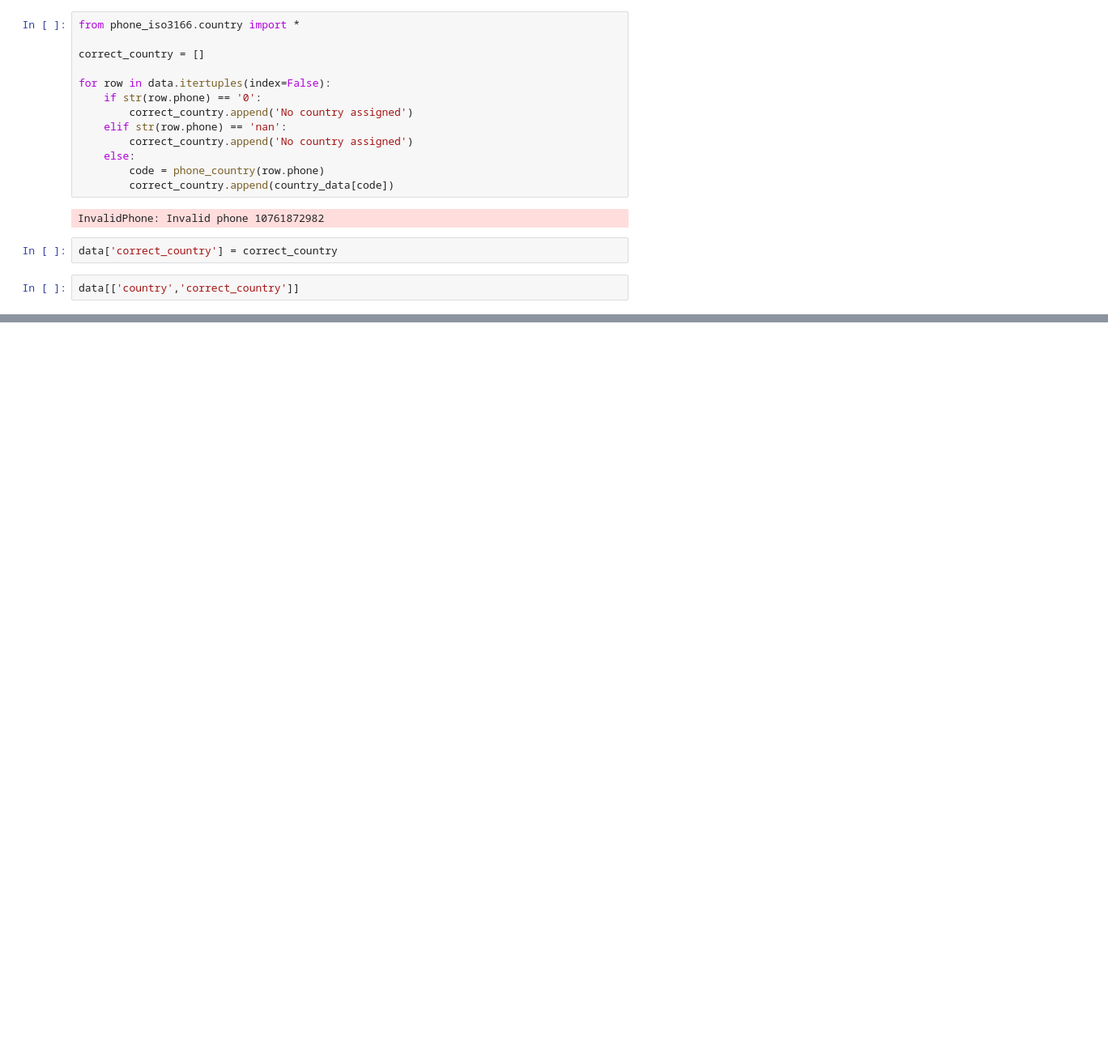
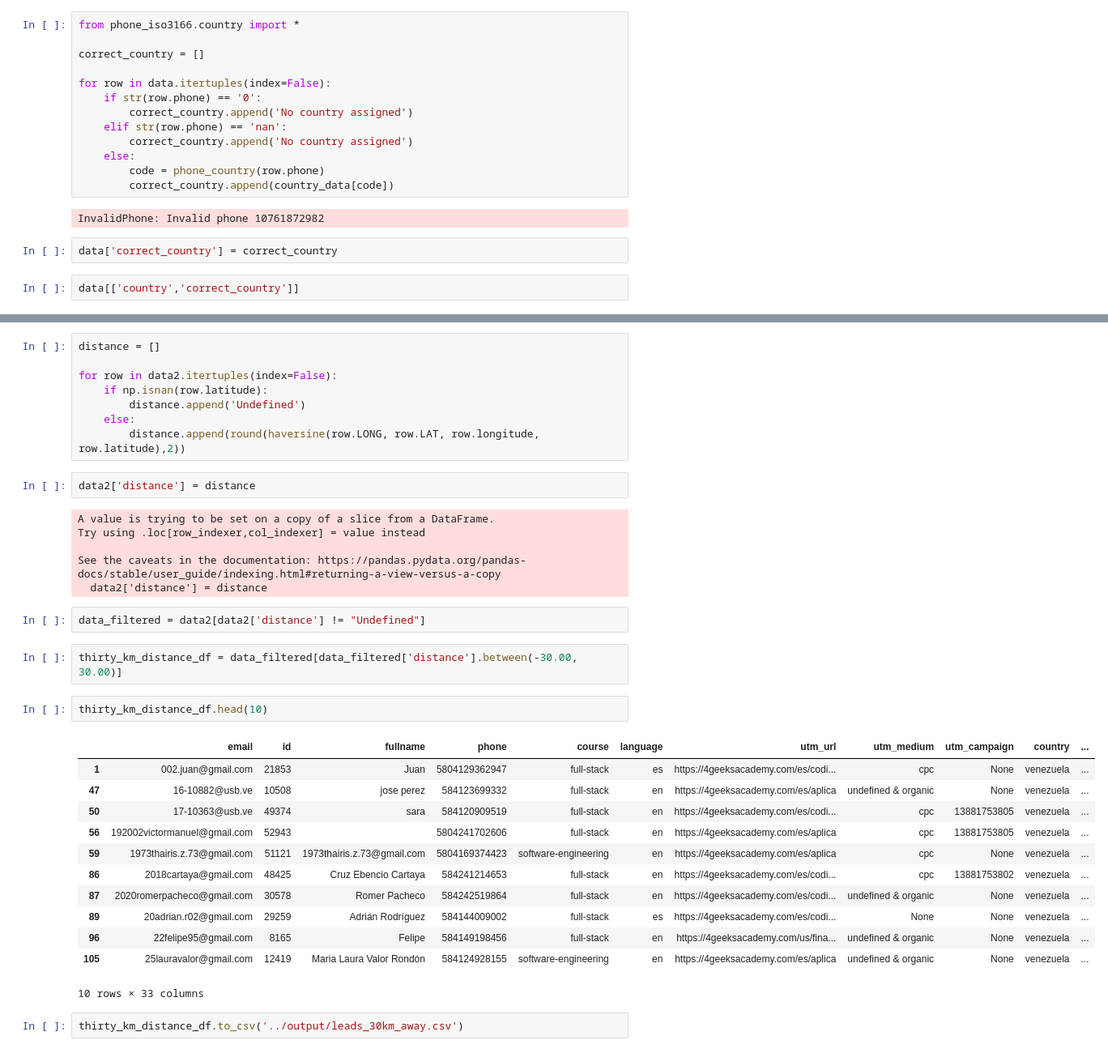
Before and after one commit to 4GeeksAcademy/dataflow, a Jupyter notebook: notebooks/draft_cleaning_notebook.ipynb, the cells around one changed output, grey strips where cells are left out. Shown: that part at 81% size. Saved outputs shown, nothing was run; the diff lists cells and outputs as text; blank space fills up the shorter version.

```diff
--- a/notebooks/draft_cleaning_notebook.ipynb
+++ b/notebooks/draft_cleaning_notebook.ipynb
@@ -922,0 +954,37 @@ data[['country','correct_country']]
+# %%
+distance = []
+
+for row in data2.itertuples(index=False):
+    if np.isnan(row.latitude):
+        distance.append('Undefined')
+    else:
+        distance.append(round(haversine(row.LONG, row.LAT, row.longitude, row.latitude),2))
+# %%
+data2['distance'] = distance
+# %% [output]
+A value is trying to be set on a copy of a slice from a DataFrame.
+Try using .loc[row_indexer,col_indexer] = value instead
+
+See the caveats in the documentation: https://pandas.pydata.org/pandas-docs/stable/user_guide/indexing.html#returning-a-view-versus-a-copy
+  data2['distance'] = distance
+# %%
+data_filtered = data2[data2['distance'] != "Undefined"]
+# %%
+thirty_km_distance_df = data_filtered[data_filtered['distance'].between(-30.00, 30.00)]
+# %%
+thirty_km_distance_df.head(10)
+# %% [output]
+|  | email | id | fullname | phone | course | language | utm_url | utm_medium | utm_campaign | country | ... |
+| 1 | 002.juan@gmail.com | 21853 | Juan | 5804129362947 | full-stack | es | https://4geeksacademy.com/es/codi... | cpc | None | venezuela | ... |
+| 47 | 16-10882@usb.ve | 10508 | jose perez | 584123699332 | full-stack | en | https://4geeksacademy.com/es/aplica | undefined & organic | None | venezuela | ... |
+| 50 | 17-10363@usb.ve | 49374 | sara | 584120909519 | full-stack | en | https://4geeksacademy.com/es/codi... | cpc | 13881753805 | venezuela | ... |
+| 56 | 192002victormanuel@gmail.com | 52943 |  | 5804241702606 | full-stack | en | https://4geeksacademy.com/es/aplica | cpc | 13881753805 | venezuela | ... |
+| 59 | 1973thairis.z.73@gmail.com | 51121 | 1973thairis.z.73@gmail.com | 5804169374423 | software-engineering | en | https://4geeksacademy.com/es/aplica | cpc | None | venezuela | ... |
+| 86 | 2018cartaya@gmail.com | 48425 | Cruz Ebencio Cartaya | 584241214653 | full-stack | en | https://4geeksacademy.com/es/codi... | cpc | 13881753802 | venezuela | ... |
+| 87 | 2020romerpacheco@gmail.com | 30578 | Romer Pacheco | 584242519864 | full-stack | en | https://4geeksacademy.com/es/codi... | undefined & organic | None | venezuela | ... |
+| 89 | 20adrian.r02@gmail.com | 29259 | Adrián Rodríguez | 584144009002 | full-stack | es | https://4geeksacademy.com/es/codi... | None | None | venezuela | ... |
+| 96 | 22felipe95@gmail.com | 8165 | Felipe | 584149198456 | full-stack | en | https://4geeksacademy.com/us/fina... | undefined & organic | None | venezuela | ... |
+| 105 | 25lauravalor@gmail.com | 12419 | Maria Laura Valor Rondón | 584124928155 | software-engineering | en | https://4geeksacademy.com/es/aplica | undefined & organic | None | venezuela | ... |
+10 rows × 33 columns
+# %%
+thirty_km_distance_df.to_csv('../output/leads_30km_away.csv')
```
Also changed, not shown: parts of 30 cells of this notebook.
